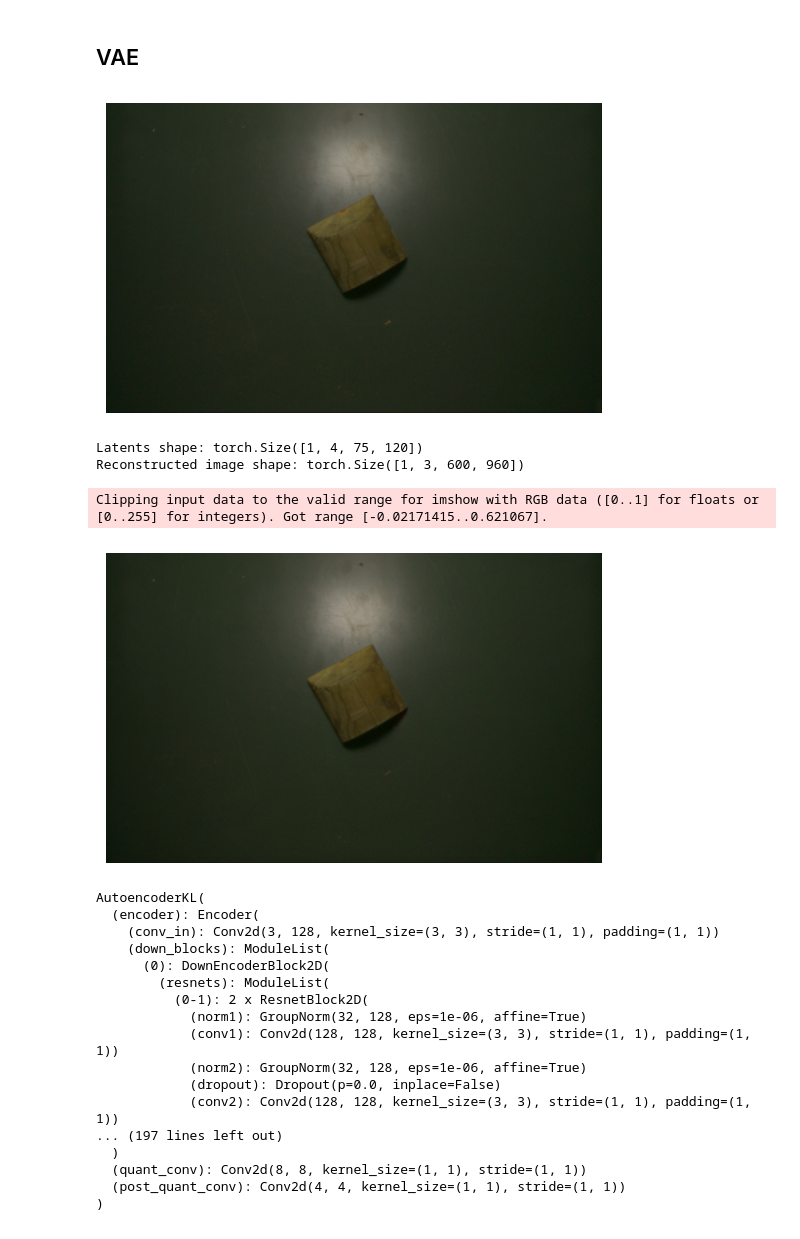
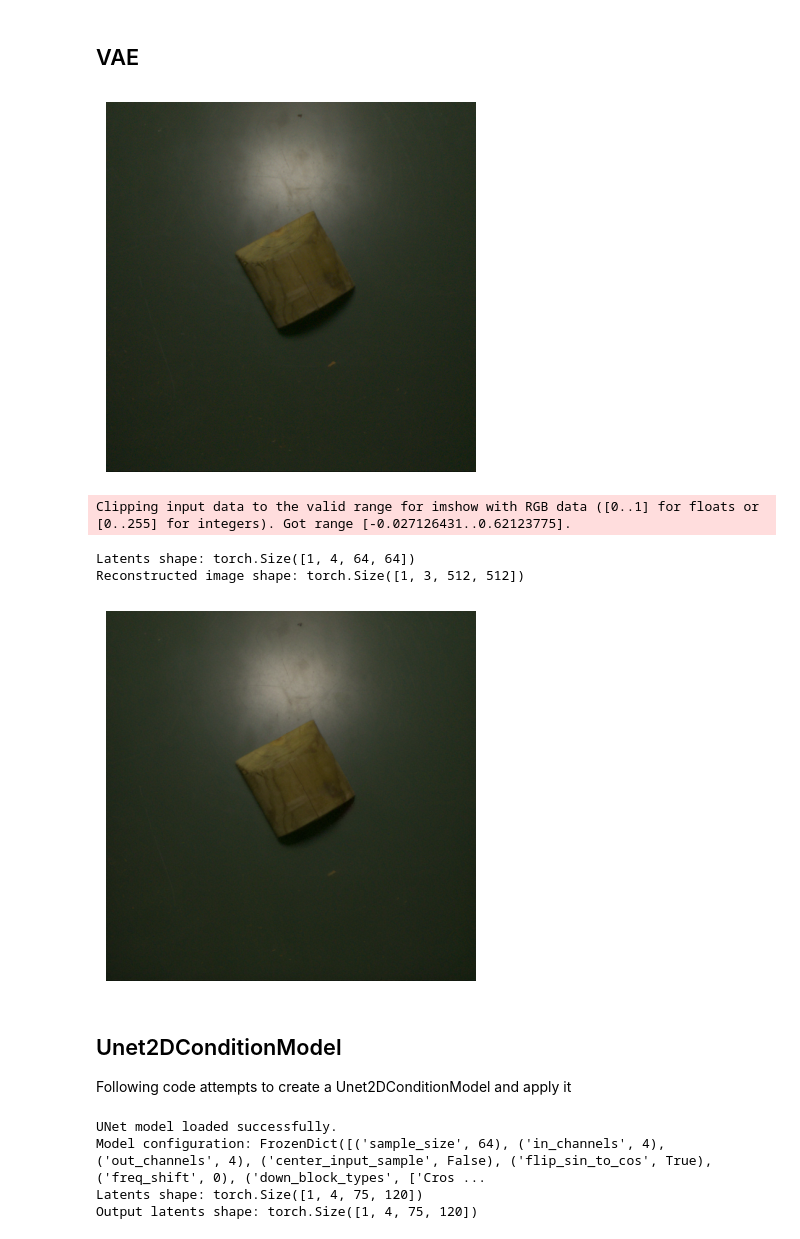
Before and after one commit to Crask21/aris_master, a Jupyter notebook: notebooks/diffusion_blocks.ipynb, the cells around one changed output. Drawn from its saved outputs; the diff is of its cells as text; code cells hidden in the pictures.

```diff
--- a/notebooks/diffusion_blocks.ipynb
+++ b/notebooks/diffusion_blocks.ipynb
@@ -8,13 +8,10 @@ Current list of sections:
 # Change working directory to parent directory
 import os
 os.chdir("/media/aris/Data/master2025dev/aris_master")
-
 device = "cuda"
-
 from diffusers import AutoencoderKL
 
 # ----------- Download model from Hugging Face and save it locally ----------- #
-
 """
 # url = "https://huggingface.co/stabilityai/sd-vae-ft-mse-original/blob/main/vae-ft-mse-840000-ema-pruned.safetensors"  # can also be a local file
 # model = AutoencoderKL.from_single_file(url)
@@ -29,21 +26,21 @@ from diffusers import AutoencoderKL
 
 # # --------------------------- import model locally --------------------------- #
 local_model_path = os.path.join(os.getcwd(), "models/VAE/vae-ft-mse-840000-ema-pruned")
-model = AutoencoderKL.from_pretrained(local_model_path)
-model.to(device)
+vae = AutoencoderKL.from_pretrained(local_model_path)
+vae.to(device)
 
 # # Test the model by printing its configuration
 # print("Model configuration:", model.config)
 
 # Test the model with image
-img_path = "/media/aris/Data/master2025dev/datasets/wood/v2/train/impregnated_wood/images/img_bold-eagle_2024-11-04T16-33-09-968.png"
+img_path = "/media/aris/Data/master2025dev/datasets/wood/v2_512x512/train/impregnated_wood/images/img_bold-eagle_2024-11-04T16-33-09-968.png"
 from PIL import Image
 image = Image.open(img_path).convert("RGB")
 
 #convert image to tensor
 from torchvision import transforms
 transform = transforms.Compose([
-    transforms.Resize((600, 960)),
+    # transforms.Resize((600, 960)),
     transforms.ToTensor(),
     transforms.Normalize([0.5], [0.5])
 ])
@@ -65,55 +62,64 @@ plt.show()
 # latents = model.encode(image)
 
 
 # ---------------------------------- encode ---------------------------------- #
 import torch
 with torch.no_grad():
-    latents = model.encode(image).latent_dist.sample()
+    latents = vae.encode(image).latent_dist.sample()
 print("Latents shape:", latents.shape)
 
 # ---------------------------------- decode ---------------------------------- #
 with torch.no_grad():
-    reconstructed_image = model.decode(latents).sample
+    reconstructed_image = vae.decode(latents).sample
 
 print("Reconstructed image shape:", reconstructed_image.shape)
 # plot reconstructed image
 plt.imshow((reconstructed_image.squeeze(0).permute(1, 2, 0).cpu().numpy() * 0.5 + 0.5))
 plt.axis('off')
 plt.show()
 
 #save
 save_path = "/media/aris/Data/master2025dev/outputs/visualizations/VAE_half_res_test_output.png"
 #Limit image to valid range and convert to PIL
 img = (reconstructed_image.squeeze(0).permute(1, 2, 0).cpu().numpy() * 0.5 + 0.5).clip(0, 1)
 reconstructed_image_pil = transforms.ToPILImage()(img)
 reconstructed_image_pil.save(save_path)
 
 
 
 
 
 
-model.to("cpu")
+#vae.to("cpu")
 # %% [output]
-[figure, old version]
+[figure, new version]
-Latents shape: torch.Size([1, 4, 75, 120])
-Reconstructed image shape: torch.Size([1, 3, 600, 960])
+Clipping input data to the valid range for imshow with RGB data ([0..1] for floats or [0..255] for integers). Got range [-0.027126431..0.62123775].
-Clipping input data to the valid range for imshow with RGB data ([0..1] for floats or [0..255] for integers). Got range [-0.02171415..0.621067].
+Latents shape: torch.Size([1, 4, 64, 64])
+Reconstructed image shape: torch.Size([1, 3, 512, 512])
-[figure, old version]
+[figure, new version]
-AutoencoderKL(
-  (encoder): Encoder(
-    (conv_in): Conv2d(3, 128, kernel_size=(3, 3), stride=(1, 1), padding=(1, 1))
-    (down_blocks): ModuleList(
-      (0): DownEncoderBlock2D(
-        (resnets): ModuleList(
-          (0-1): 2 x ResnetBlock2D(
-            (norm1): GroupNorm(32, 128, eps=1e-06, affine=True)
-            (conv1): Conv2d(128, 128, kernel_size=(3, 3), stride=(1, 1), padding=(1, 1))
-            (norm2): GroupNorm(32, 128, eps=1e-06, affine=True)
-            (dropout): Dropout(p=0.0, inplace=False)
-            (conv2): Conv2d(128, 128, kernel_size=(3, 3), stride=(1, 1), padding=(1, 1))
-... (197 lines left out)
-  )
-  (quant_conv): Conv2d(8, 8, kernel_size=(1, 1), stride=(1, 1))
-  (post_quant_conv): Conv2d(4, 4, kernel_size=(1, 1), stride=(1, 1))
-)
+# %% [markdown]
+## Unet2DConditionModel
+Following code attempts to create a Unet2DConditionModel and apply it
+# %%
+from diffusers import UNet2DConditionModel
+local_model_path = os.path.join(os.getcwd(), "models/UNet/runwayml-stable-diffusion-v1-5")
+unet = UNet2DConditionModel.from_pretrained(local_model_path)
+
+unet.to(device)
+print("UNet model loaded successfully.")
+#print model config
+print("Model configuration:", unet.config)
+
+
+#Map image to latents
+latents = vae.encode(image)
+
+print("Latents shape:", latents.latent_dist.sample().shape)
+
+output_latents = unet(latents.latent_dist.sample(), timestep=10, encoder_hidden_states=torch.randn(1, 77, 768).to(device))
+print("Output latents shape:", output_latents.sample.shape)
+# %% [output]
+UNet model loaded successfully.
+Model configuration: FrozenDict([('sample_size', 64), ('in_channels', 4), ('out_channels', 4), ('center_input_sample', False), ('flip_sin_to_cos', True), ('freq_shift', 0), ('down_block_types', ['Cros ...
+Latents shape: torch.Size([1, 4, 75, 120])
+Output latents shape: torch.Size([1, 4, 75, 120])
```
Also changed, not shown: 23 other files.
